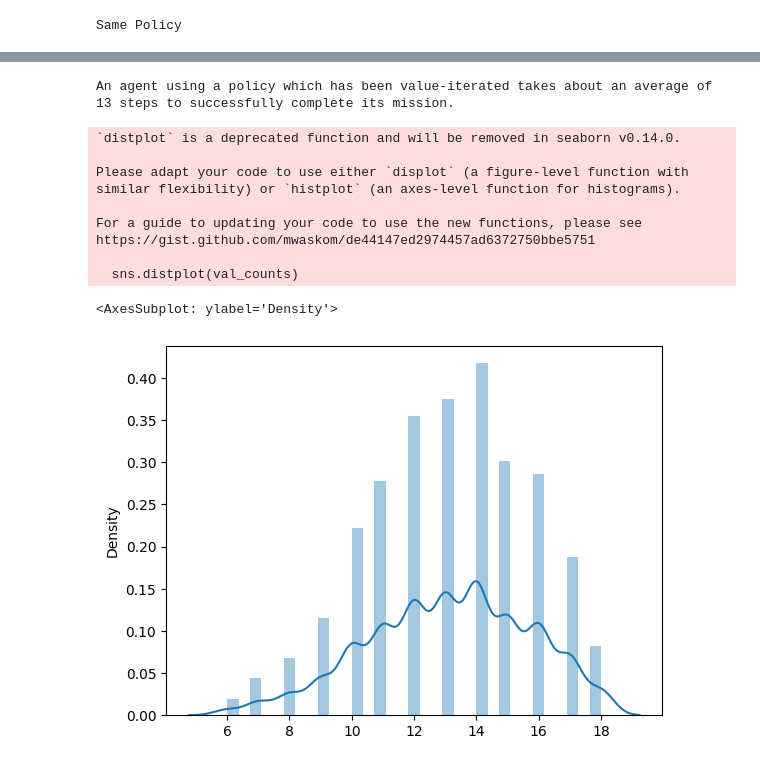
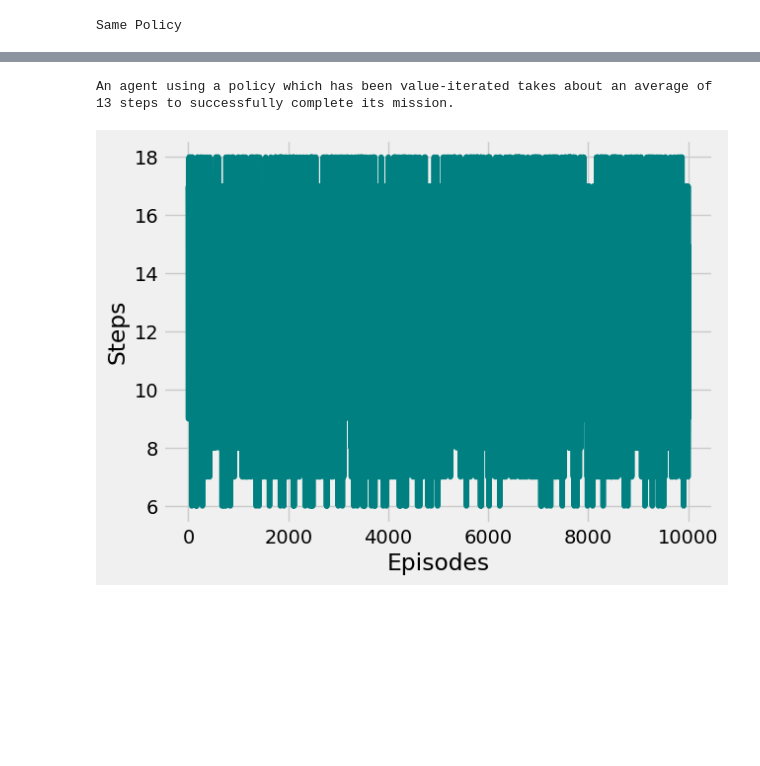
Before and after one commit to juniorq33/Machine-Learning, a Jupyter notebook: Assignment_4/taxi.ipynb, the cells around one changed output, grey strips where cells are left out. Cells and saved outputs as stored; diff of their text form; code cells hidden in the pictures; blank space fills up the shorter version.

```diff
--- a/Assignment_4/taxi.ipynb
+++ b/Assignment_4/taxi.ipynb
@@ -296,10 +294,12 @@ def policy_eval(policy, env, discount_factor=1.0, theta=0.00001):
 
 def policy_iteration(env, policy_eval_fn=policy_eval, discount_factor=1.0):
 
+    iter = 0
     # Start with a random policy
     policy = np.ones([env.observation_space.n, env.action_space.n]) / env.action_space.n
 
     while True:
+        iter += 1
         # Implement this!
         curr_pol_val = policy_eval_fn(policy, env, discount_factor)  #eval current policy
         policy_stable = True  #Check if policy did improve (Set it as True first)
@@ -311,20 +311,21 @@ def policy_iteration(env, policy_eval_fn=policy_eval, discount_factor=1.0):
                 policy_stable = False  #Greedily find best action
             policy[state] = np.eye(env.action_space.n)[best_act]  #update
         if policy_stable:
-            return policy, curr_pol_val
+            return policy, curr_pol_val, iter
 
-    return policy, np.zeros(env.observation_space.n)
+    return policy, np.zeros(env.observation_space.n), iter
 
 def value_iteration(env, theta=0.0001, discount_factor=1.0):
 
     V = np.zeros(env.observation_space.n)
+    iter = 0
 
     while True:
+        iter += 1
         delta = 0  #checker for improvements across states
         for state in range(env.observation_space.n):
-            act_values = one_step_lookahead(state,V,discount_factor)  #lookahead one step
+            act_values= one_step_lookahead(state,V,discount_factor)  #lookahead one step
             best_act_value = np.max(act_values) #get best action value
-
             delta = max(delta,np.abs(best_act_value - V[state]))  #find max delta across all states
             V[state] = best_act_value  #update value to best action value
         if delta < theta:  #if max improvement less than threshold
@@ -336,8 +337,7 @@ def value_iteration(env, theta=0.0001, discount_factor=1.0):
         best_action = np.argmax(act_val)
         policy[state][best_action] = 1
 
-    return policy, V
-
+    return policy, V, iter
 
 
 def one_step_lookahead(state, V, discount_factor):
@@ -349,4 +356,4 @@ def one_step_lookahead(state, V, discount_factor):
 # %%
 env = gym.make('Taxi-v3')
-random_policy = np.ones([env.observation_space.n, env.action_space.n]) / env.action_space.n
-policy_eval(random_policy,env,discount_factor=0.95)
+env.reset()
+val_iter_policy, V, iterations = value_iteration(env,discount_factor=0.99)
@@ -382,3 +359,0 @@ array([[0., 0., 0., 0., 1., 0.],
-# %%
-val_iter_policy = value_iteration(env,discount_factor=0.99)
-val_iter_policy[0]
@@ -408,4 +387,11 @@ def count(policy):
         curr_state = state
         counter += 1
     return counter
+# %%
+def plot_graph(total_steps_per_episode):
+    fig, ax = plt.subplots()
+    ax.plot(total_steps_per_episode, color='teal', label='Steps to reach goal', )
+    ax.set_xlabel('Episodes')
+    ax.set_ylabel('Steps')
+    plt.show()
 # %%
@@ -430,19 +406,8 @@ https://gist.github.com/mwaskom/de44147ed2974457ad6372750bbe5751
 # %%
-val_count = count(val_iter_policy[0])
-val_counts = [count(val_iter_policy[0]) for i in range(10000)]
-print("An agent using a policy which has been value-iterated takes about an average of " + str(int(np.mean(val_counts)))
-      + " steps to successfully complete its mission.")
-sns.distplot(val_counts)
+val_steps = [count(val_iter_policy) for i in range(10000)]
+print("An agent using a policy which has been value-iterated takes about an average of " + str(int(np.mean(val_steps)))+ " steps to successfully complete its mission.")
+with plt.style.context('fivethirtyeight'):
+      plot_graph(val_steps)
 # %% [output]
 An agent using a policy which has been value-iterated takes about an average of 13 steps to successfully complete its mission.
-`distplot` is a deprecated function and will be removed in seaborn v0.14.0.
-
-Please adapt your code to use either `displot` (a figure-level function with
-similar flexibility) or `histplot` (an axes-level function for histograms).
-
-For a guide to updating your code to use the new functions, please see
-https://gist.github.com/mwaskom/de44147ed2974457ad6372750bbe5751
-
-  sns.distplot(val_counts)
-<AxesSubplot: ylabel='Density'>
-[figure, old version]
+[figure, new version]
```
Also changed, not shown: parts of 15 cells of this notebook, 5 other files.
